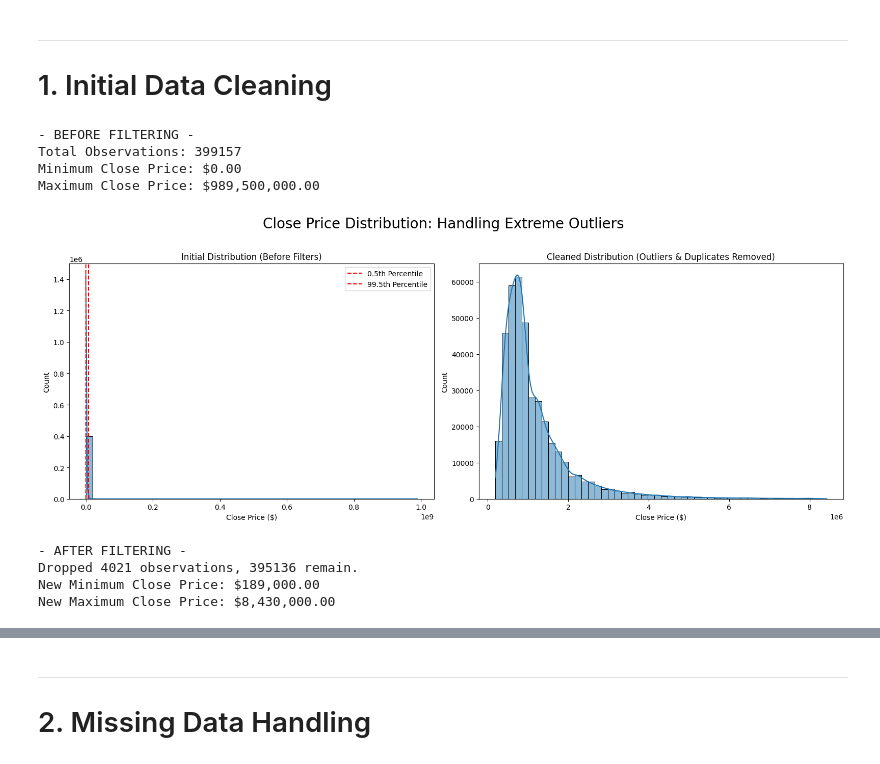
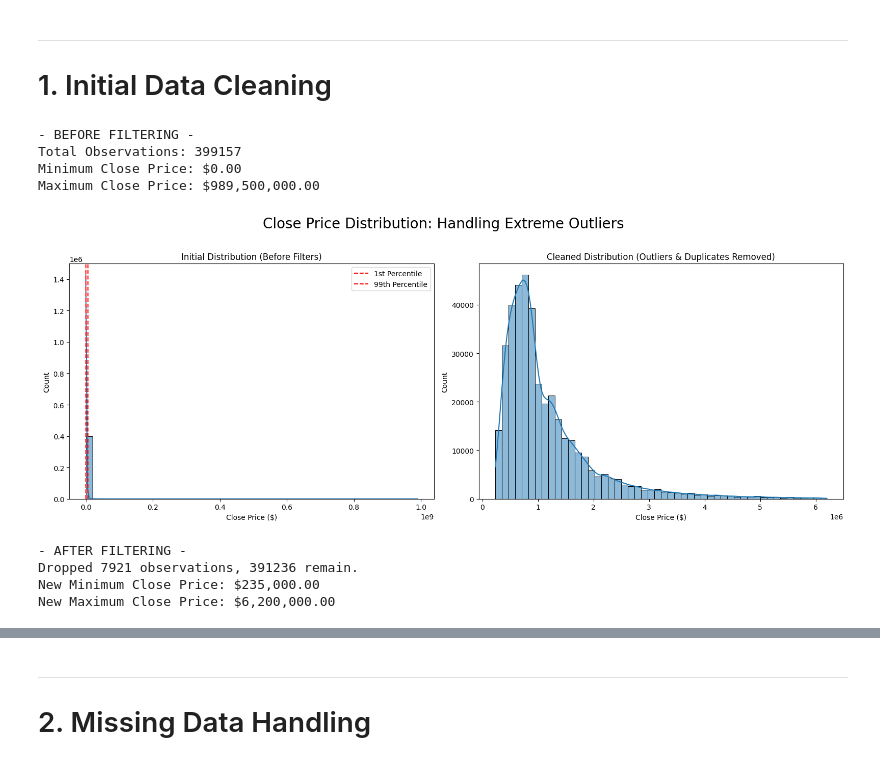
Before and after one commit to Zahi-Rahman/IDX-Exchange-DS-Project, a Jupyter notebook: notebooks/02_preprocessing.ipynb, the cells around one changed output, grey strips where cells are left out. Cells and saved outputs as stored; diff of their text form; code cells hidden in the pictures.

```diff
--- a/notebooks/02_preprocessing.ipynb
+++ b/notebooks/02_preprocessing.ipynb
@@ -32,8 +32,8 @@ df = df[(df["PropertyType"] == "Residential") & (df["PropertySubType"] == "Singl
 # 1. Initial Data Cleaning
 # %%
 initial_length = len(df)
-lower_quantile = df["ClosePrice"].quantile(0.005)
-upper_quantile = df["ClosePrice"].quantile(0.995)
+lower_quantile = df["ClosePrice"].quantile(0.01)
+upper_quantile = df["ClosePrice"].quantile(0.99)
 
 
 print("- BEFORE FILTERING -")
@@ -44,40 +44,40 @@ print(f"Maximum Close Price: ${df['ClosePrice'].max():,.2f}")
 fig, axes = plt.subplots(nrows=1, ncols=2, figsize=(16, 6))
 fig.suptitle('Close Price Distribution: Handling Extreme Outliers', fontsize=20, y=1.02)
 
 # plot before filtering
 sns.histplot(df['ClosePrice'], kde=True, bins=50, ax=axes[0])
 axes[0].set_title('Initial Distribution (Before Filters)')
 axes[0].set_xlabel('Close Price ($)')
-axes[0].axvline(x=lower_quantile, color='red', linestyle='--', label='0.5th Percentile')
-axes[0].axvline(x=upper_quantile, color='red', linestyle='--', label='99.5th Percentile')
+axes[0].axvline(x=lower_quantile, color='red', linestyle='--', label='1st Percentile')
+axes[0].axvline(x=upper_quantile, color='red', linestyle='--', label='99th Percentile')
 axes[0].legend()
 
 # filter
 df = df[df["ClosePrice"].between(lower_quantile, upper_quantile)]
 df = df.drop_duplicates(subset=['ListingKey', 'ClosePrice', 'CloseDate'], keep='first')
 
 # plot after filtering
 sns.histplot(df['ClosePrice'], kde=True, bins=50, ax=axes[1])
 axes[1].set_title('Cleaned Distribution (Outliers & Duplicates Removed)')
 axes[1].set_xlabel('Close Price ($)')
 
 plt.tight_layout()
 plt.show()
 
 print("- AFTER FILTERING -")
 print(f"Dropped {initial_length - len(df)} observations, {len(df)} remain.")
 print(f"New Minimum Close Price: ${df['ClosePrice'].min():,.2f}")
 print(f"New Maximum Close Price: ${df['ClosePrice'].max():,.2f}")
 # %% [output]
 - BEFORE FILTERING -
 Total Observations: 399157
 Minimum Close Price: $0.00
 Maximum Close Price: $989,500,000.00
-[figure, old version]
+[figure, new version]
 - AFTER FILTERING -
-Dropped 4021 observations, 395136 remain.
-New Minimum Close Price: $189,000.00
-New Maximum Close Price: $8,430,000.00
+Dropped 7921 observations, 391236 remain.
+New Minimum Close Price: $235,000.00
+New Maximum Close Price: $6,200,000.00
 # %%
 print("- BEFORE FILTERING -")
 print(f"GarageSpaces unique: {df['GarageSpaces'].unique()} \n")
```
Also changed, not shown: parts of 18 cells of this notebook.
